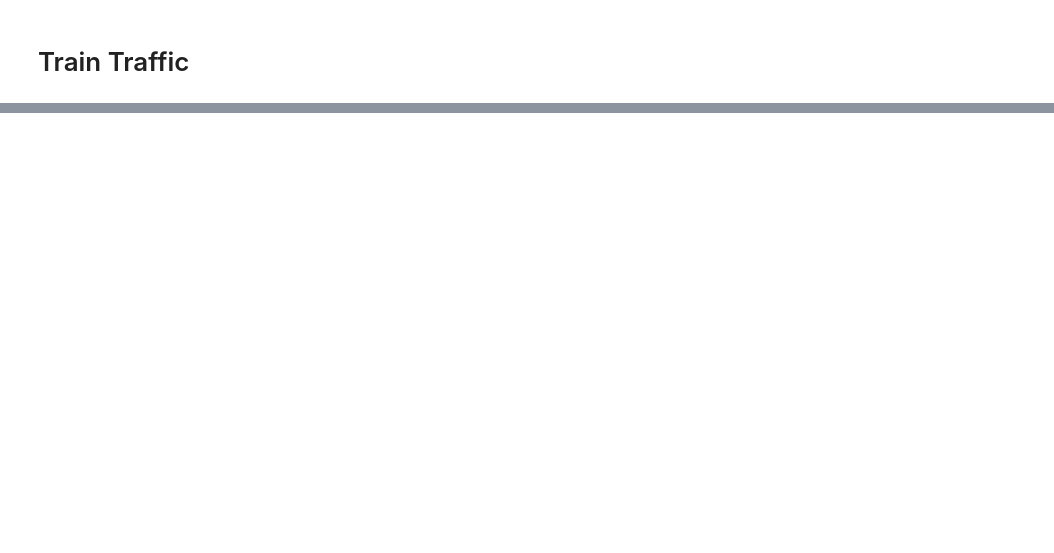
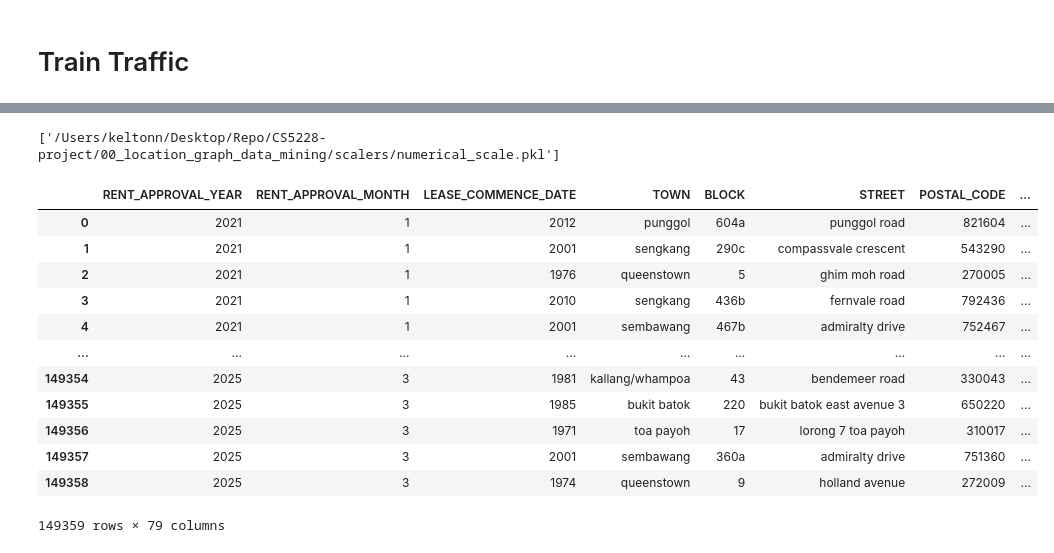
Before and after one commit to elijahkzy/CS5228-project, a Jupyter notebook: 00_location_graph_data_mining/01_mrt_station_features.ipynb, the cells around one changed output, grey strips where cells are left out. Saved outputs shown, nothing was run; the diff lists cells and outputs as text; code cells hidden in the pictures; blank space fills up the shorter version.

```diff
--- a/00_location_graph_data_mining/01_mrt_station_features.ipynb
+++ b/00_location_graph_data_mining/01_mrt_station_features.ipynb
@@ -57,0 +163,4 @@ traffic_df
+# %%
+stations = pd.read_csv('/Users/keltonn/Desktop/Repo/CS5228-project/00_location_graph_data_mining/graph_feature_store/station-keys.csv')[['NAME','latitude','longitude']]
+houses = pd.read_csv('/Users/keltonn/Desktop/Repo/CS5228-project/00_location_graph_data_mining/raw_graph_data/sg-hdb-block.csv')[['TOWN','BLOCK','STREET','POSTAL_CODE','LATITUDE','LONGITUDE']]
+houses
@@ -57,0 +181,3 @@ traffic_df
+# %%
+st_xy = to_xy(houses.LATITUDE.values, houses.LONGITUDE.values)
+ml_xy = to_xy(stations.latitude.values, stations.longitude.values)
@@ -57,0 +362,47 @@ traffic_df
+# %%
+# Numerical Columns
+## Handle Null values
+for n in num_col:
+    train[n] = train[n].fillna(-1)
+    test[n] = test[n].fillna(-1)
+
+## Standard Scaler
+num_scale = StandardScaler()
+train[num_col] = num_scale.fit_transform(train[num_col])
+test[num_col] = num_scale.transform(test[num_col])
+joblib.dump(num_scale, '/Users/keltonn/Desktop/Repo/CS5228-project/00_location_graph_data_mining/scalers/numerical_scale.pkl')
+# %% [output]
+['/Users/keltonn/Desktop/Repo/CS5228-project/00_location_graph_data_mining/scalers/numerical_scale.pkl']
+# %%
+# Categorical Columns
+for c in cat_col_num:
+    train[c] = train[c].fillna(-1).apply(lambda x: int(x))
+    test[c] = test[c].fillna(-1).apply(lambda x: int(x))
+
+# One hot encode strings
+enc = OneHotEncoder(sparse_output=False, handle_unknown='ignore')
+enc.set_output(transform="pandas")
+
+trt = enc.fit_transform(train[cat_col])
+tst = enc.fit_transform(test[cat_col])
+train = pd.concat([train,trt], axis = 1)
+test = pd.concat([test,tst], axis = 1)
+one_hot_col = ['FLAT_TYPE_1 room',
+       'FLAT_TYPE_2 room', 'FLAT_TYPE_3 room', 'FLAT_TYPE_4 room',
+       'FLAT_TYPE_5 room', 'FLAT_TYPE_executive', 'FLAT_MODEL_2 room',
+       'FLAT_MODEL_3gen', 'FLAT_MODEL_adjoined flat', 'FLAT_MODEL_apartment',
+       'FLAT_MODEL_dbss', 'FLAT_MODEL_improved',
+       'FLAT_MODEL_improved maisonette', 'FLAT_MODEL_maisonette',
+       'FLAT_MODEL_model a', 'FLAT_MODEL_model a maisonette',
+       'FLAT_MODEL_model a2', 'FLAT_MODEL_new generation',
+       'FLAT_MODEL_premium apartment', 'FLAT_MODEL_premium apartment loft',
+       'FLAT_MODEL_premium maisonette', 'FLAT_MODEL_simplified',
+       'FLAT_MODEL_standard', 'FLAT_MODEL_terrace', 'FLAT_MODEL_type s1',
+       'FLAT_MODEL_type s2']
+
+for c in one_hot_col:
+    if c not in test.columns:
+        test[c] = 0
+# %%
+final_train = train[id_col+num_col+cat_col_num+cat_col + one_hot_col + [label]]
+final_test = test[id_col+num_col+cat_col_num+cat_col+one_hot_col]
@@ -57,0 +412,16 @@ traffic_df
+# %%
+final_train
+# %% [output]
+|  | RENT_APPROVAL_YEAR | RENT_APPROVAL_MONTH | LEASE_COMMENCE_DATE | TOWN | BLOCK | STREET | POSTAL_CODE | ... |
+| 0 | 2021 | 1 | 2012 | punggol | 604a | punggol road | 821604 | ... |
+| 1 | 2021 | 1 | 2001 | sengkang | 290c | compassvale crescent | 543290 | ... |
+| 2 | 2021 | 1 | 1976 | queenstown | 5 | ghim moh road | 270005 | ... |
+| 3 | 2021 | 1 | 2010 | sengkang | 436b | fernvale road | 792436 | ... |
+| 4 | 2021 | 1 | 2001 | sembawang | 467b | admiralty drive | 752467 | ... |
+| ... | ... | ... | ... | ... | ... | ... | ... | ... |
+| 149354 | 2025 | 3 | 1981 | kallang/whampoa | 43 | bendemeer road | 330043 | ... |
+| 149355 | 2025 | 3 | 1985 | bukit batok | 220 | bukit batok east avenue 3 | 650220 | ... |
+| 149356 | 2025 | 3 | 1971 | toa payoh | 17 | lorong 7 toa payoh | 310017 | ... |
+| 149357 | 2025 | 3 | 2001 | sembawang | 360a | admiralty drive | 751360 | ... |
+| 149358 | 2025 | 3 | 1974 | queenstown | 9 | holland avenue | 272009 | ... |
+149359 rows × 79 columns
```
Also changed, not shown: parts of 22 cells of this notebook, 3 other files.
